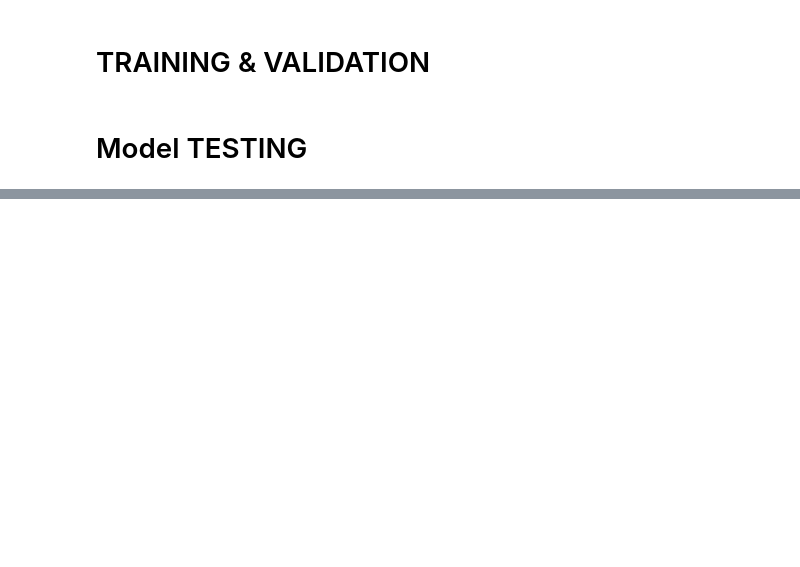
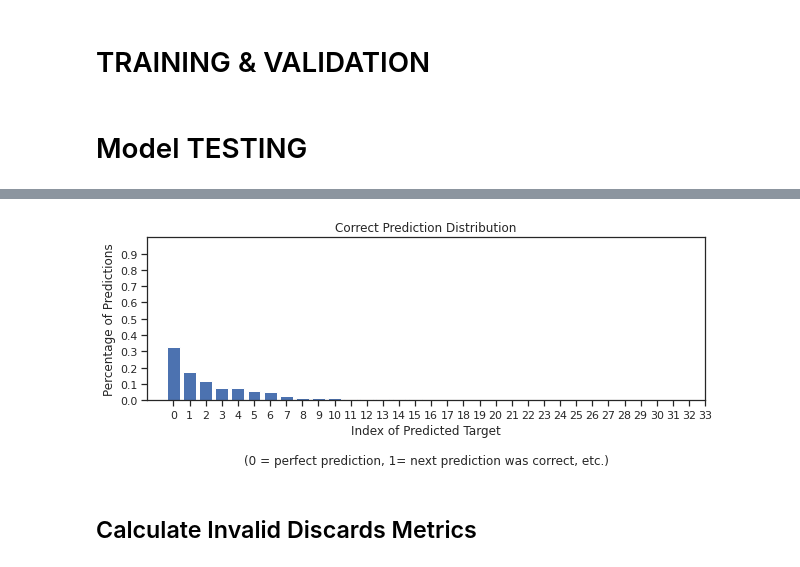
Before and after one commit to TrongTheAlpaca/mahjong_project, a Jupyter notebook: model.ipynb, the cells around one changed output, grey strips where cells are left out. Saved outputs shown, nothing was run; the diff lists cells and outputs as text; code cells hidden in the pictures; blank space fills up the shorter version.

Commit message:
Huge overhaul, added many new metrics, fixed a lot of code

```diff
--- a/model.ipynb
+++ b/model.ipynb
@@ -495,0 +692,3 @@ def seconds_to_hhmmss(s):
+# %%
+def generate_sorted_binary_valid_class_tensors(hands, logits):
+    return torch.gather(hands.bool(), dim=1, index=torch.argsort(logits, dim=1, descending=True))
@@ -678,0 +1040,15 @@ print("Invalid Discards Percentage: {}".format(n_invalid_discards / len(test_loa
+# %%
+prediction_correctness = Counter()  # 0 = perfect predictions, 33 = worst prediction case
+
+assert len(targets) == len(sorted_logits_indices)
+
+for index_of_prediction in correct_indices:
+    prediction_correctness[index_of_prediction] += 1
+
+# Accuracy of Top Predictions
+for i in range(34):
+    top_sum = 0
+    for j in range(i + 1):
+        top_sum += prediction_correctness[j]
+
+    print(f"Top {i+1:>2} : {top_sum / len(targets):6.3f}")
@@ -678,0 +1073,19 @@ print("Invalid Discards Percentage: {}".format(n_invalid_discards / len(test_loa
+# %%
+import matplotlib.pyplot as plt
+
+plt.figure(figsize=(10, 3))
+
+plt.bar(prediction_correctness.keys(), [v / len(targets) for v in prediction_correctness.values()])
+plt.ylim(0, 1)
+plt.yticks(np.arange(0.0, 1.0, 0.1))
+plt.xticks(range(34))
+
+plt.title('Correct Prediction Distribution')
+plt.xlabel('Index of Predicted Target\n\n(0 = perfect prediction, 1= next prediction was correct, etc.)')
+plt.ylabel('Percentage of Predictions')
+
+plt.show()
+# %% [output]
+[figure, added]
+# %% [markdown]
+## Calculate Invalid Discards Metrics
```
Also changed, not shown: parts of 66 cells of this notebook, 2 other files.
